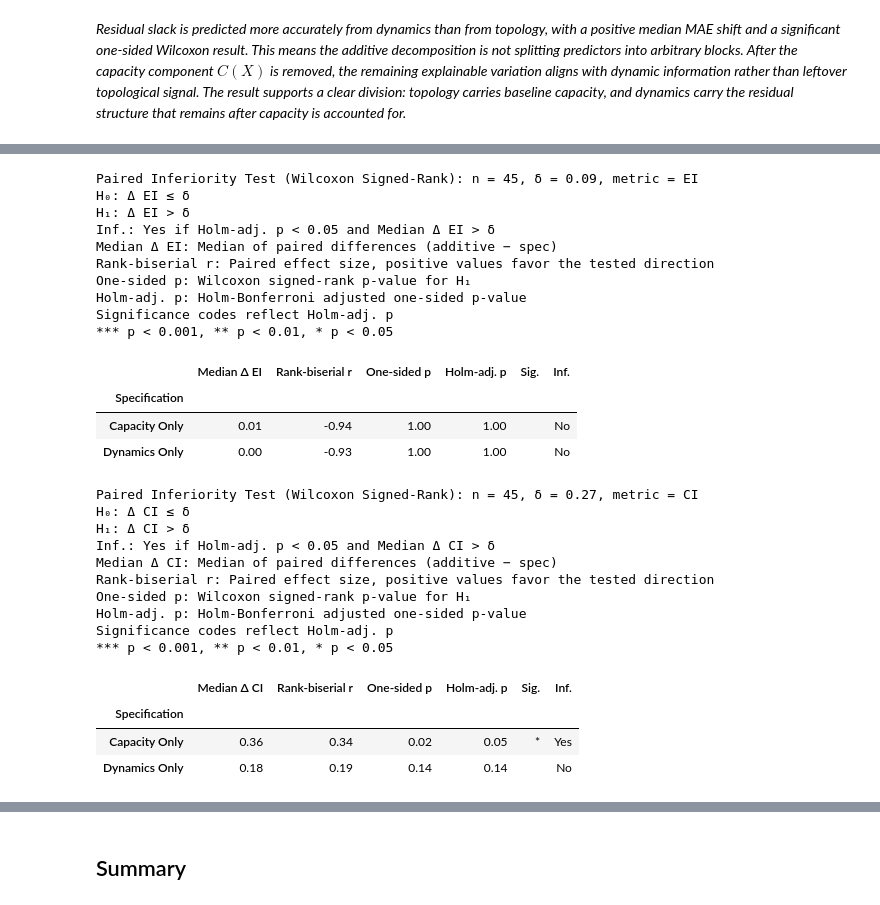
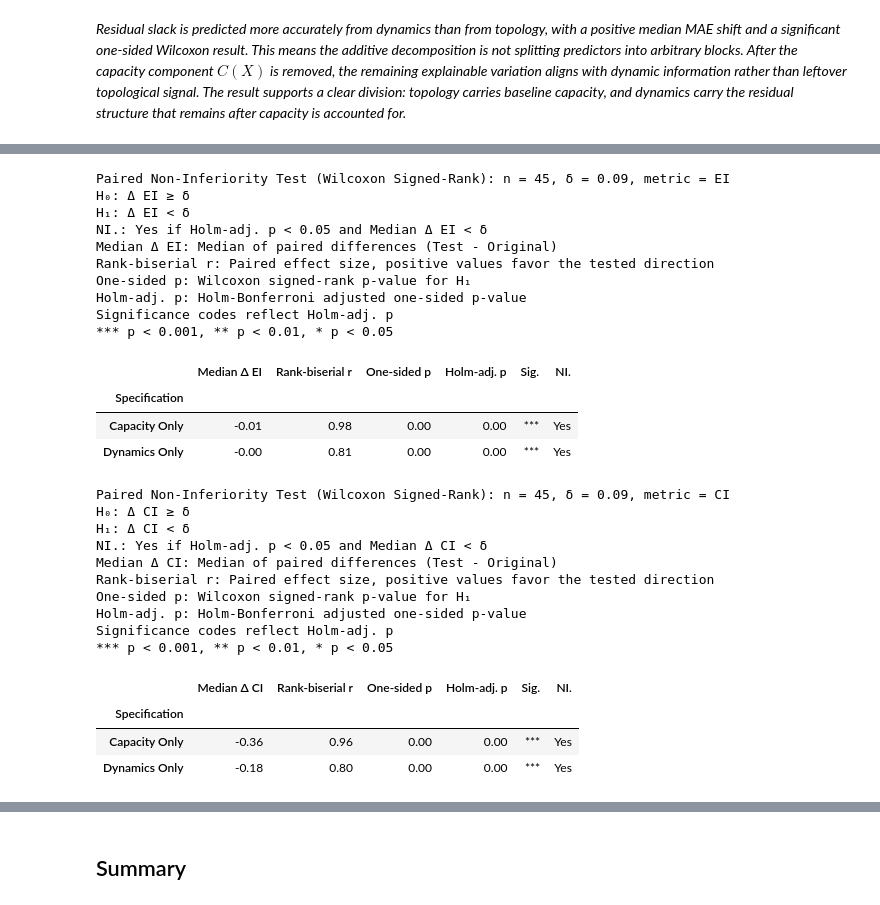
Before and after one commit to nickkunz/graph-capacity, a Jupyter notebook: notebooks/decompose.ipynb, the cells around one changed output, grey strips where cells are left out. Cells and saved outputs as stored; diff of their text form; code cells hidden in the pictures.

```diff
--- a/notebooks/decompose.ipynb
+++ b/notebooks/decompose.ipynb
@@ -258,56 +250,56 @@ Significance codes reflect Holm-adj. p
 # %%
-## inferiority test: simple specifications on EI
+## non-inferiority test: simple specifications on EI
 results_simple_ei = stat_decomposed_test(
     results = results_decomposed_separation,
     delta = delta_ei,
     metric = "ei",
     specs = ("capacity_only", "dynamics_only"),
-    direction = "inferiority",
+    direction = "noninferiority",
     decimals = N_DECIMALS
 )
 
 display(results_simple_ei)
 # %% [output]
-Paired Inferiority Test (Wilcoxon Signed-Rank): n = 45, δ = 0.09, metric = EI
-H₀: Δ EI ≤ δ
-H₁: Δ EI > δ
-Inf.: Yes if Holm-adj. p < 0.05 and Median Δ EI > δ
-Median Δ EI: Median of paired differences (additive − spec)
+Paired Non-Inferiority Test (Wilcoxon Signed-Rank): n = 45, δ = 0.09, metric = EI
+H₀: Δ EI ≥ δ
+H₁: Δ EI < δ
+NI.: Yes if Holm-adj. p < 0.05 and Median Δ EI < δ
+Median Δ EI: Median of paired differences (Test - Original)
 Rank-biserial r: Paired effect size, positive values favor the tested direction
 One-sided p: Wilcoxon signed-rank p-value for H₁
 Holm-adj. p: Holm-Bonferroni adjusted one-sided p-value
 Significance codes reflect Holm-adj. p
 *** p < 0.001, ** p < 0.01, * p < 0.05
-|  | Median Δ EI | Rank-biserial r | One-sided p | Holm-adj. p | Sig. | Inf. |
+|  | Median Δ EI | Rank-biserial r | One-sided p | Holm-adj. p | Sig. | NI. |
 | Specification |  |  |  |  |  |  |
-| Capacity Only | 0.01 | -0.94 | 1.00 | 1.00 |  | No |
-| Dynamics Only | 0.00 | -0.93 | 1.00 | 1.00 |  | No |
+| Capacity Only | -0.01 | 0.98 | 0.00 | 0.00 | *** | Yes |
+| Dynamics Only | -0.00 | 0.81 | 0.00 | 0.00 | *** | Yes |
 # %%
-## inferiority test: simple specifications on CI
+## non-inferiority test: simple specifications on CI
 results_simple_ci = stat_decomposed_test(
     results = results_decomposed_separation,
     delta = delta_ci,
     metric = "ci",
     specs = ("capacity_only", "dynamics_only"),
-    direction = "inferiority",
+    direction = "noninferiority",
     decimals = N_DECIMALS
 )
 display(results_simple_ci)
 # %% [output]
-Paired Inferiority Test (Wilcoxon Signed-Rank): n = 45, δ = 0.27, metric = CI
-H₀: Δ CI ≤ δ
-H₁: Δ CI > δ
-Inf.: Yes if Holm-adj. p < 0.05 and Median Δ CI > δ
-Median Δ CI: Median of paired differences (additive − spec)
+Paired Non-Inferiority Test (Wilcoxon Signed-Rank): n = 45, δ = 0.09, metric = CI
+H₀: Δ CI ≥ δ
+H₁: Δ CI < δ
+NI.: Yes if Holm-adj. p < 0.05 and Median Δ CI < δ
+Median Δ CI: Median of paired differences (Test - Original)
 Rank-biserial r: Paired effect size, positive values favor the tested direction
 One-sided p: Wilcoxon signed-rank p-value for H₁
 Holm-adj. p: Holm-Bonferroni adjusted one-sided p-value
 Significance codes reflect Holm-adj. p
 *** p < 0.001, ** p < 0.01, * p < 0.05
-|  | Median Δ CI | Rank-biserial r | One-sided p | Holm-adj. p | Sig. | Inf. |
+|  | Median Δ CI | Rank-biserial r | One-sided p | Holm-adj. p | Sig. | NI. |
 | Specification |  |  |  |  |  |  |
-| Capacity Only | 0.36 | 0.34 | 0.02 | 0.05 | * | Yes |
-| Dynamics Only | 0.18 | 0.19 | 0.14 | 0.14 |  | No |
+| Capacity Only | -0.36 | 0.96 | 0.00 | 0.00 | *** | Yes |
+| Dynamics Only | -0.18 | 0.80 | 0.00 | 0.00 | *** | Yes |
 # %%
 ## median decomposition metrics by specification
 decomposed_summary = stat_decomposed_summary(
```
Also changed, not shown: parts of 11 cells of this notebook, 6 other files.
